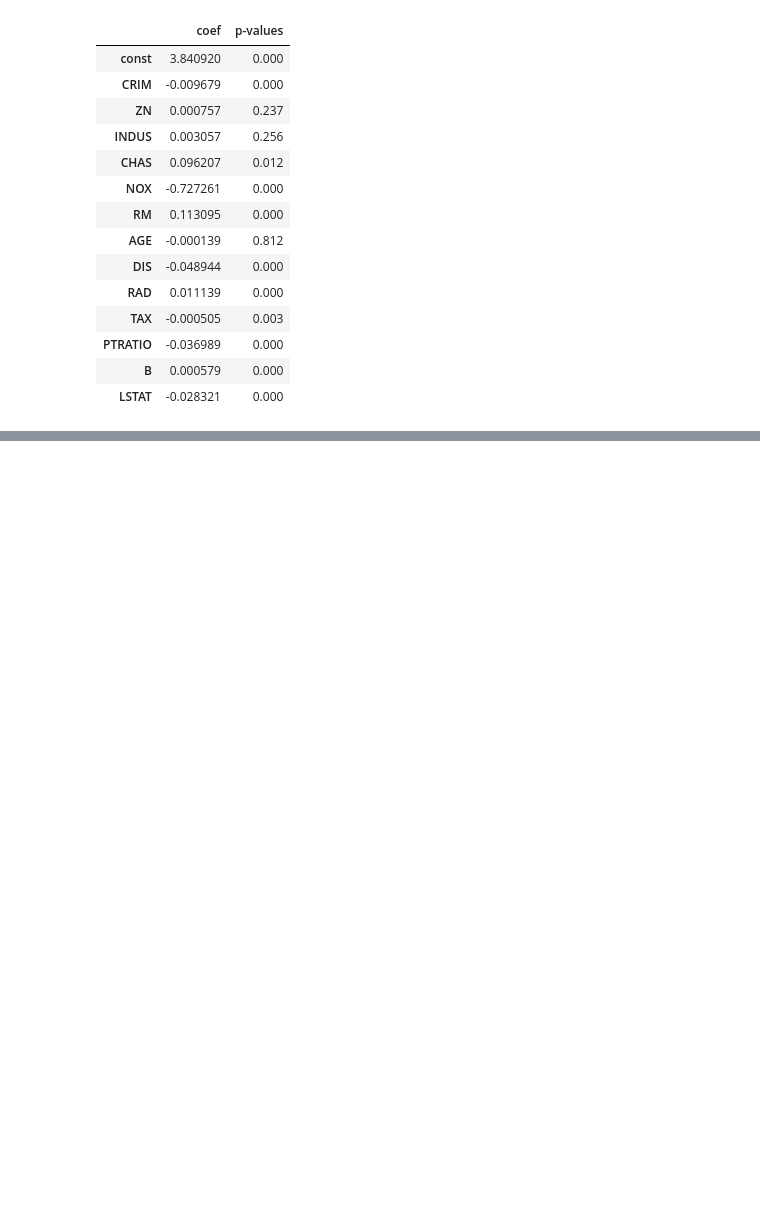
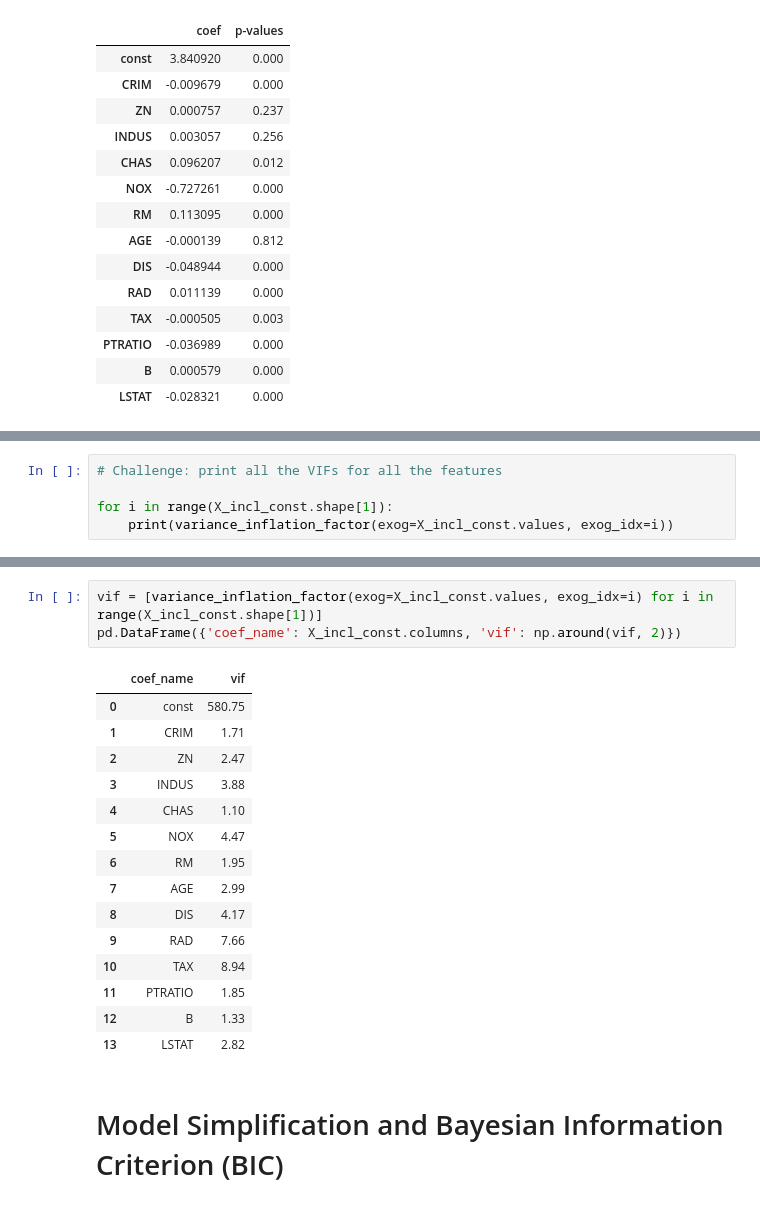
Before and after one commit to derekl-beep/data-science-projects, a Jupyter notebook: 04 Multivariable Regression.ipynb, the cells around one changed output, grey strips where cells are left out. Saved outputs shown, nothing was run; the diff lists cells and outputs as text; blank space fills up the shorter version.

```diff
--- a/04 Multivariable Regression.ipynb
+++ b/04 Multivariable Regression.ipynb
@@ -567,0 +580,5 @@ pd.DataFrame({'coef': results.params, 'p-values': round(results.pvalues, 3)})
+# %%
+# Challenge: print all the VIFs for all the features
+
+for i in range(X_incl_const.shape[1]):
+    print(variance_inflation_factor(exog=X_incl_const.values, exog_idx=i))
@@ -567,0 +600,21 @@ pd.DataFrame({'coef': results.params, 'p-values': round(results.pvalues, 3)})
+# %%
+vif = [variance_inflation_factor(exog=X_incl_const.values, exog_idx=i) for i in range(X_incl_const.shape[1])]
+pd.DataFrame({'coef_name': X_incl_const.columns, 'vif': np.around(vif, 2)})
+# %% [output]
+|  | coef_name | vif |
+| 0 | const | 580.75 |
+| 1 | CRIM | 1.71 |
+| 2 | ZN | 2.47 |
+| 3 | INDUS | 3.88 |
+| 4 | CHAS | 1.10 |
+| 5 | NOX | 4.47 |
+| 6 | RM | 1.95 |
+| 7 | AGE | 2.99 |
+| 8 | DIS | 4.17 |
+| 9 | RAD | 7.66 |
+| 10 | TAX | 8.94 |
+| 11 | PTRATIO | 1.85 |
+| 12 | B | 1.33 |
+| 13 | LSTAT | 2.82 |
+# %% [markdown]
+# Model Simplification and Bayesian Information Criterion (BIC)
```
Also changed, not shown: parts of 11 cells of this notebook, 1 other file.
